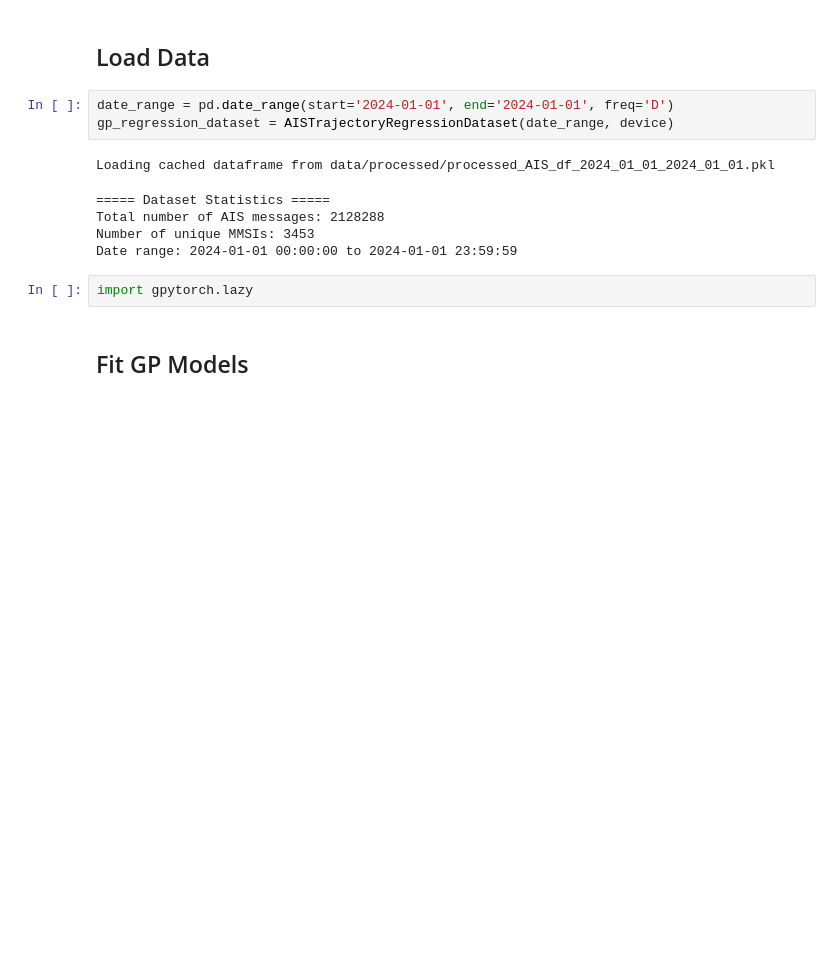
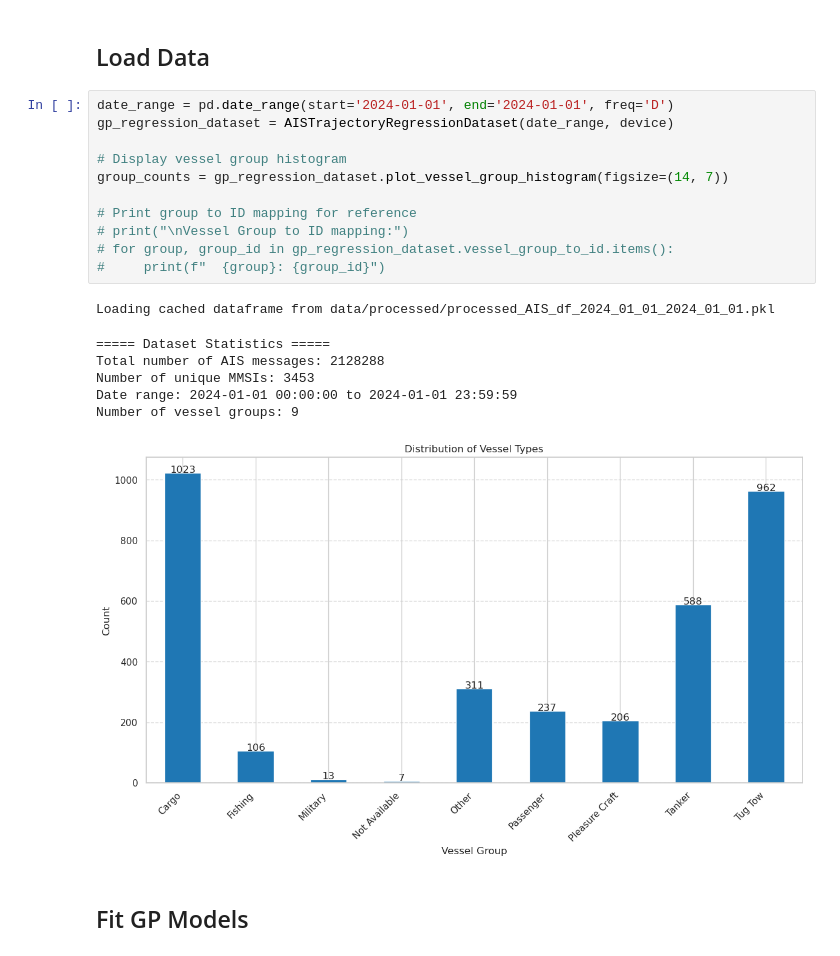
Before and after one commit to Astronauty/raytheon-ais-analysis, a Jupyter notebook: simple_kernel_classification.ipynb, the cells around one changed output. Cells and saved outputs as stored; diff of their text form; blank space fills up the shorter version.

```diff
--- a/simple_kernel_classification.ipynb
+++ b/simple_kernel_classification.ipynb
@@ -23,14 +31,22 @@ Using device: cuda
 # %%
 date_range = pd.date_range(start='2024-01-01', end='2024-01-01', freq='D')
 gp_regression_dataset = AISTrajectoryRegressionDataset(date_range, device)
+
+# Display vessel group histogram
+group_counts = gp_regression_dataset.plot_vessel_group_histogram(figsize=(14, 7))
+
+# Print group to ID mapping for reference
+# print("\nVessel Group to ID mapping:")
+# for group, group_id in gp_regression_dataset.vessel_group_to_id.items():
+#     print(f"  {group}: {group_id}")
 # %% [output]
 Loading cached dataframe from data/processed/processed_AIS_df_2024_01_01_2024_01_01.pkl
 ===== Dataset Statistics =====
 Total number of AIS messages: 2128288
 Number of unique MMSIs: 3453
 Date range: 2024-01-01 00:00:00 to 2024-01-01 23:59:59
+Number of vessel groups: 9
+[figure, added]
-# %%
-import gpytorch.lazy
 # %% [markdown]
 ## Fit GP Models
 # %%
```
Also changed, not shown: parts of 18 cells of this notebook, 25 other files.
